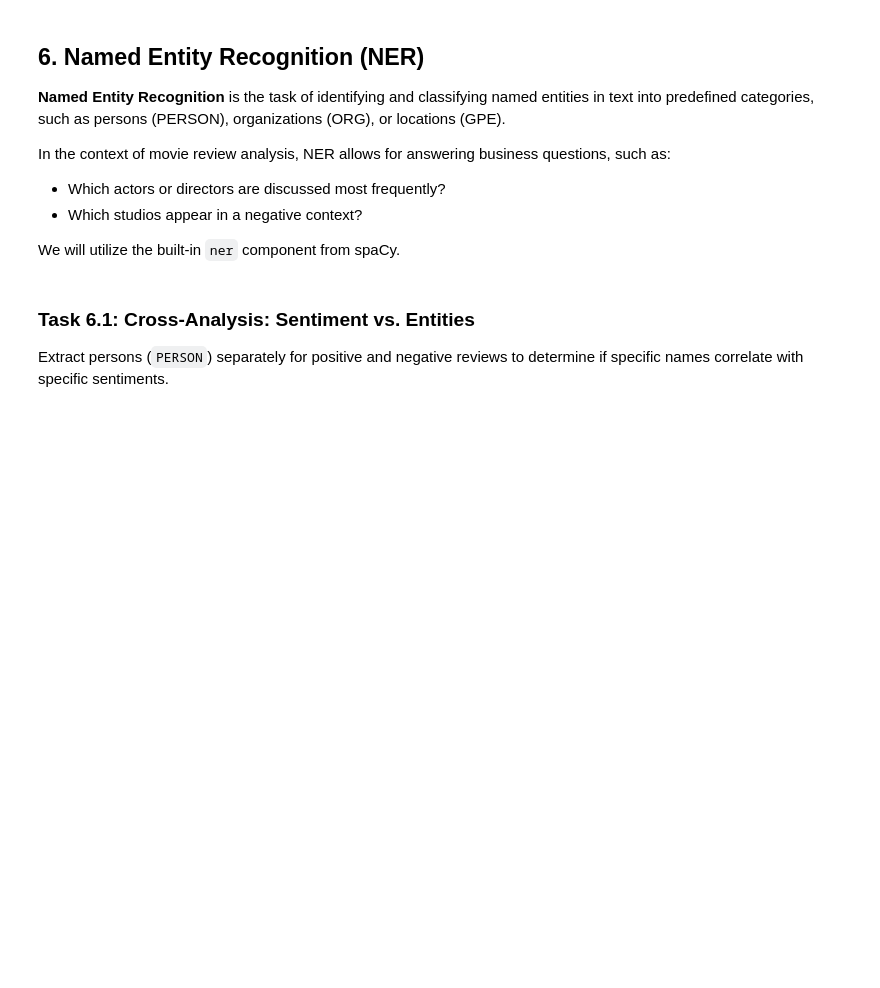
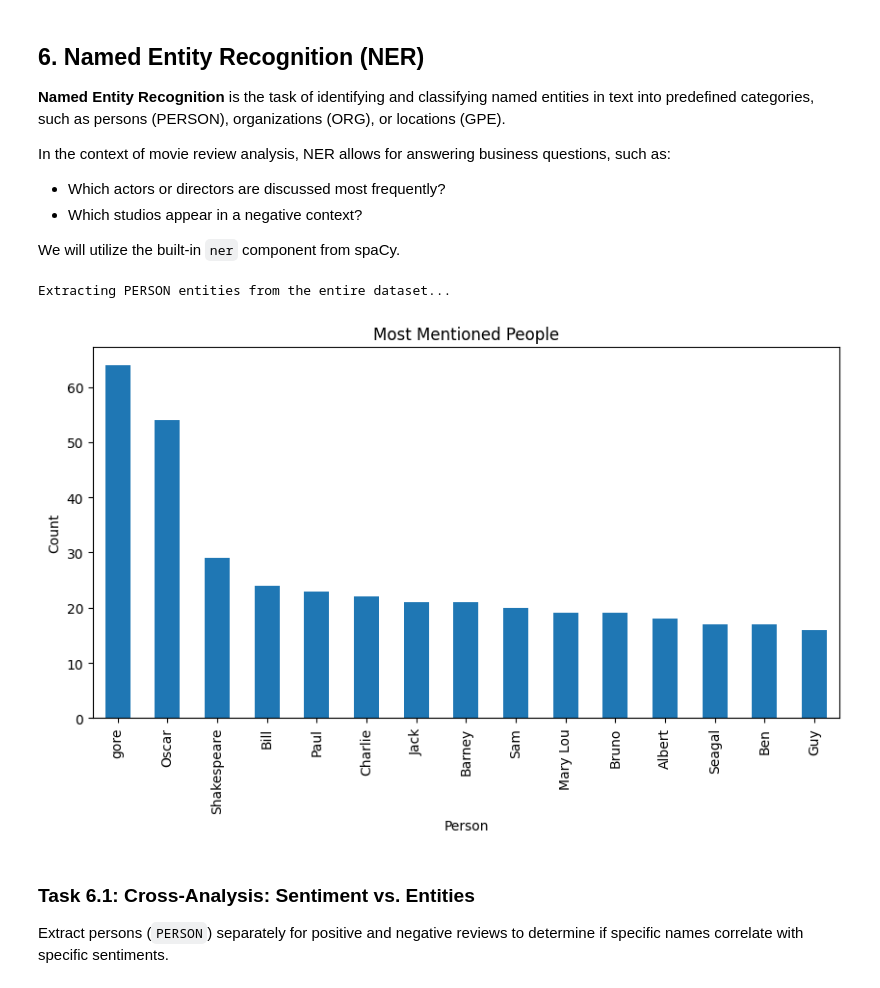
Before and after one commit to FilipPasternak/MachineLearningLaby, a Jupyter notebook: NLP_task.ipynb, the cells around one changed output. Saved outputs shown, nothing was run; the diff lists cells and outputs as text; code cells hidden in the pictures; blank space fills up the shorter version.

```diff
--- a/NLP_task.ipynb
+++ b/NLP_task.ipynb
@@ -148,27 +209,37 @@ We will utilize the built-in `ner` component from spaCy.
 # %%
 # Reload the model with the NER component enabled
 # (We previously disabled it for preprocessing efficiency)
 nlp_ner = spacy.load("en_core_web_sm")
 
 def extract_entities(texts, label_filter=None):
     """
     Extracts named entities from a list of texts.
     Uses nlp.pipe for efficient batch processing.
     """
     entities = []
     # nlp.pipe processes texts as a stream - significantly faster than a for loop, batch size should be equal to 50
-
+    for doc in nlp_ner.pipe(texts, batch_size=50):
+        for ent in doc.ents:
+            if label_filter is None or ent.label_ in label_filter:
+                entities.append(ent.text)
     return entities
 
 print("Extracting PERSON entities from the entire dataset...")
 # Filter only persons (PERSON) - actors, directors, characters
 people_entities = extract_entities(df['review'], label_filter=['PERSON'])
 
 # Convert to DataFrame for easy analysis
 people_df = pd.DataFrame(people_entities, columns=['Person'])
 top_people = people_df['Person'].value_counts().head(15)
 
 # Visuzalize most mmentioned people
+top_people.plot(kind='bar', figsize=(10, 5))
+plt.title('Most Mentioned People')
+plt.ylabel('Count')
+plt.show()
+# %% [output]
+Extracting PERSON entities from the entire dataset...
+[figure, added]
 # %% [markdown]
 ### Task 6.1: Cross-Analysis: Sentiment vs. Entities
 Extract persons (`PERSON`) separately for positive and negative reviews to determine if specific names correlate with specific sentiments.
```
Also changed, not shown: parts of 7 cells of this notebook.
